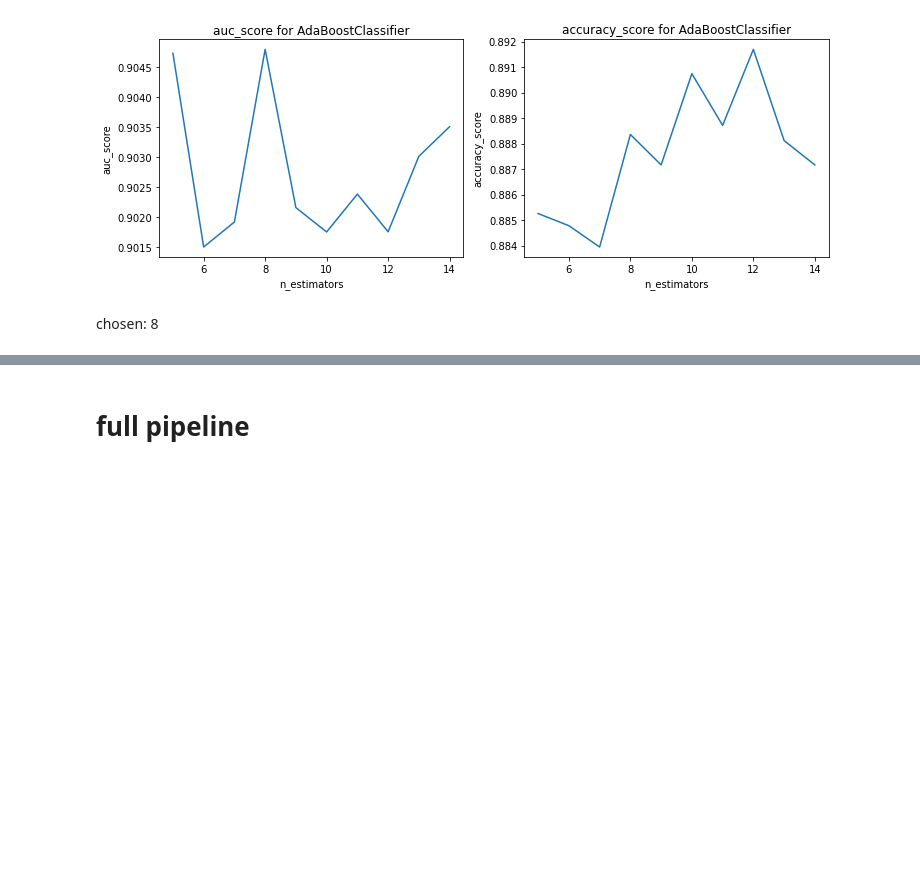
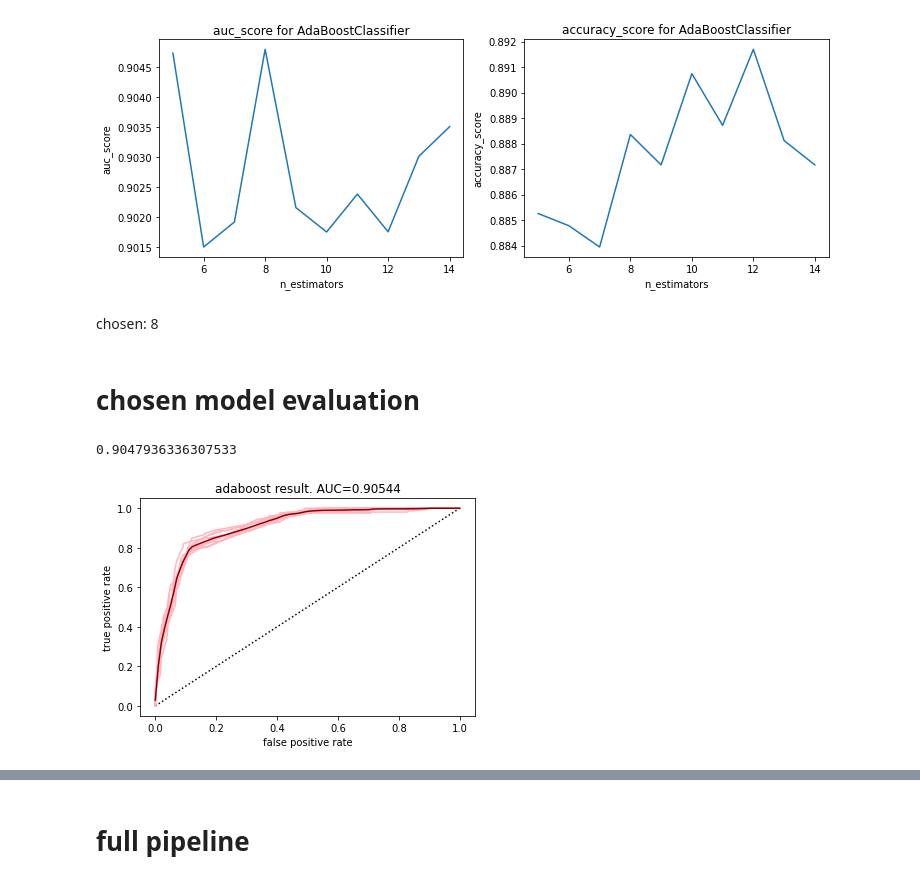
Before and after one commit to MrPupik/INTO_TO_ML, a Jupyter notebook: project/itay_nb.ipynb, the cells around one changed output, grey strips where cells are left out. Saved outputs shown, nothing was run; the diff lists cells and outputs as text; code cells hidden in the pictures; blank space fills up the shorter version.

```diff
--- a/project/itay_nb.ipynb
+++ b/project/itay_nb.ipynb
@@ -785,7 +1018,12 @@ DONE. best score:(12, 0.8916984732824428) achived by: (8, 0.9047936336307533)
 [figure]
 # %% [markdown]
 chosen: 8
+# %% [markdown]
+# chosen model evaluation
 # %%
 all_data  = pd.concat([X_train, X_val])
 all_label  = pd.concat([y_train, y_val])
-# validate_model()
+validate_model(all_data, all_label, AdaBoostClassifier(n_estimators=8),'adaboost')
+# %% [output]
+0.9047936336307533
+[figure, added]
```
Also changed, not shown: parts of 61 cells of this notebook, 1 other file.
